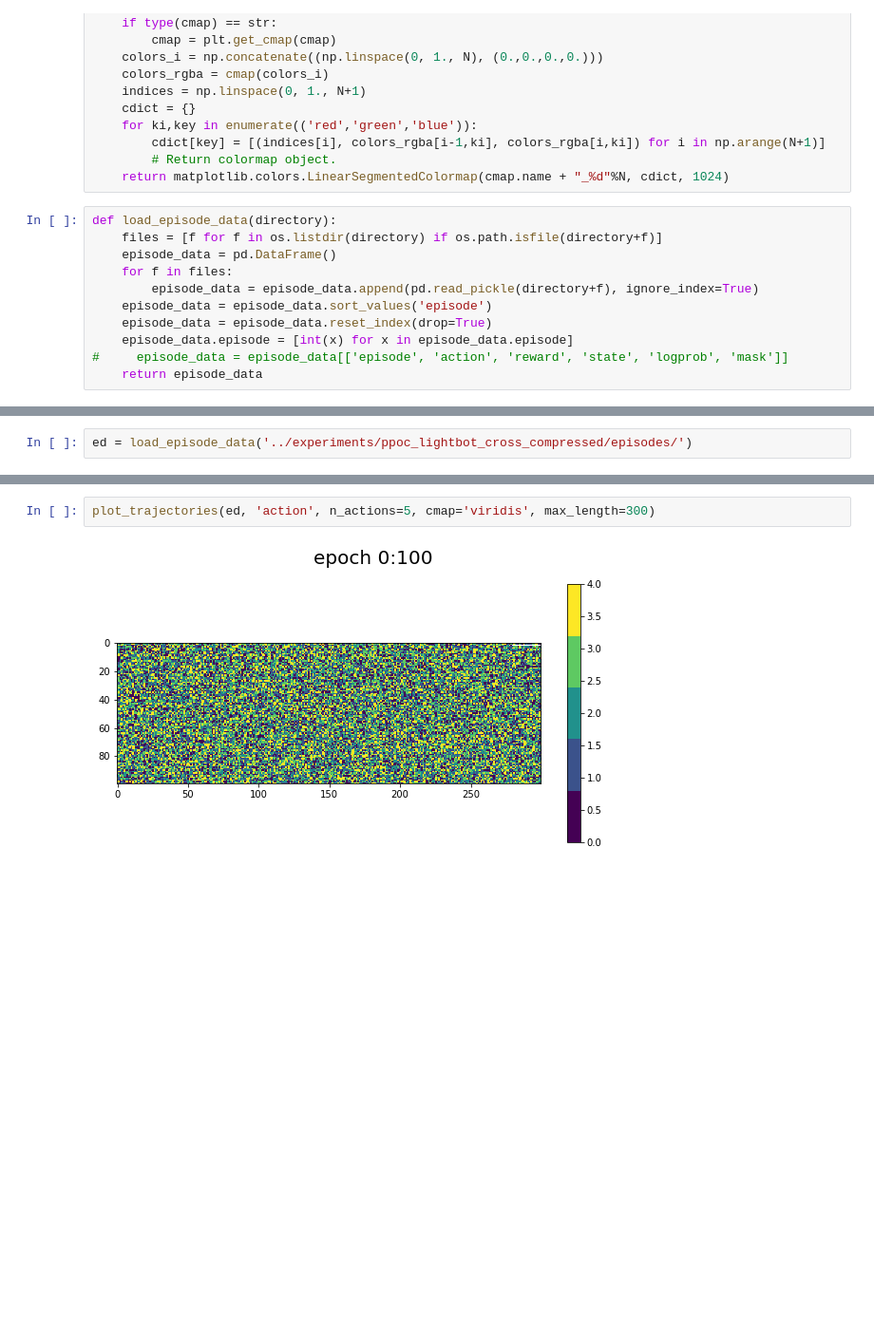
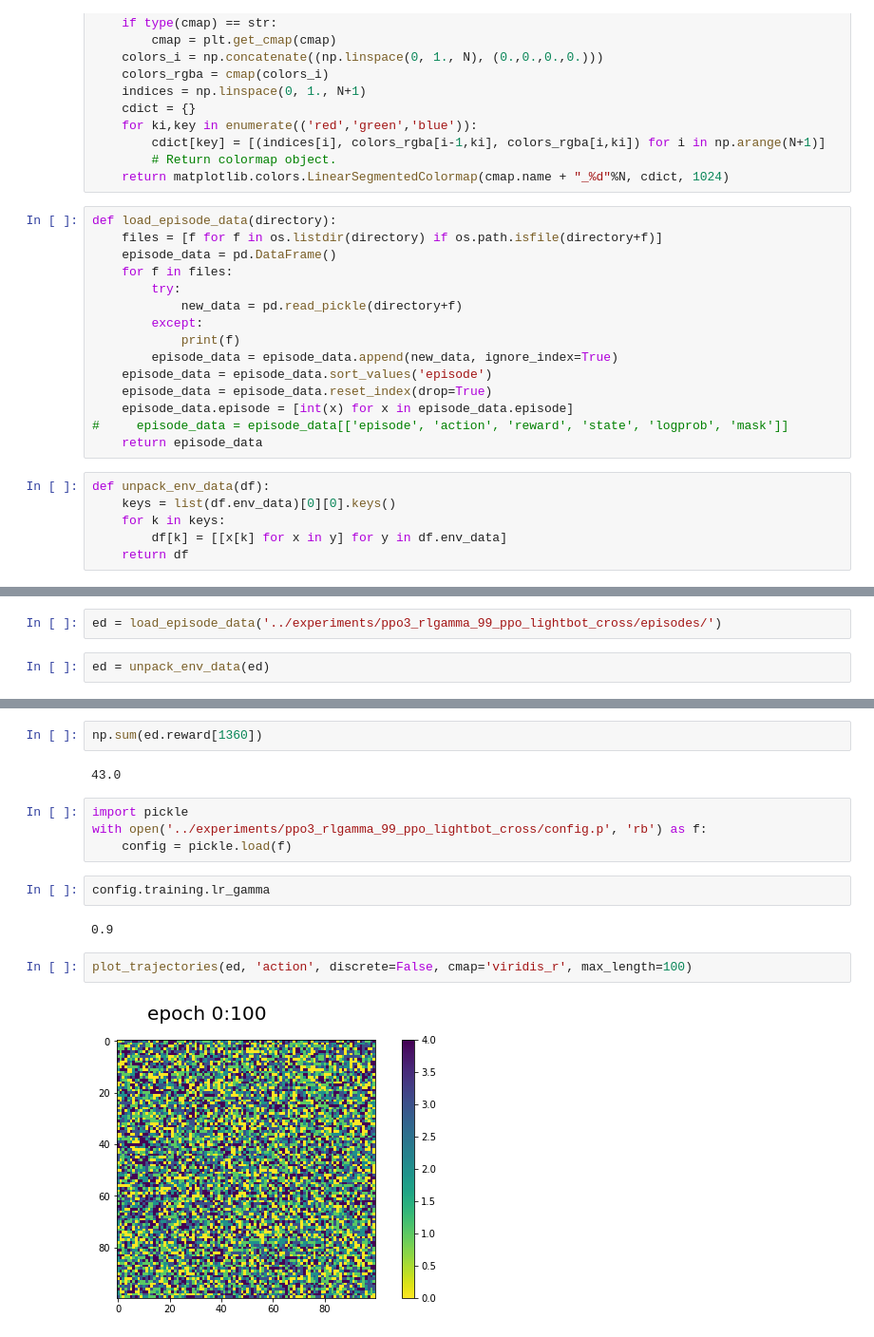
Before and after one commit to sophiaas/rlbase, a Jupyter notebook: rlbase/vis.ipynb, the cells around one changed output, grey strips where cells are left out. Shown: that part at 95% size. Saved outputs shown, nothing was run; the diff lists cells and outputs as text; blank space fills up the shorter version.

```diff
--- a/rlbase/vis.ipynb
+++ b/rlbase/vis.ipynb
@@ -49,9 +49,19 @@ def load_episode_data(directory):
     files = [f for f in os.listdir(directory) if os.path.isfile(directory+f)]
     episode_data = pd.DataFrame()
     for f in files:
-        episode_data = episode_data.append(pd.read_pickle(directory+f), ignore_index=True)
+        try:
+            new_data = pd.read_pickle(directory+f)
+        except:
+            print(f)
+        episode_data = episode_data.append(new_data, ignore_index=True)
     episode_data = episode_data.sort_values('episode')
     episode_data = episode_data.reset_index(drop=True)
     episode_data.episode = [int(x) for x in episode_data.episode]
 #     episode_data = episode_data[['episode', 'action', 'reward', 'state', 'logprob', 'mask']]
     return episode_data
+# %%
+def unpack_env_data(df):
+    keys = list(df.env_data)[0][0].keys()
+    for k in keys:
+        df[k] = [[x[k] for x in y] for y in df.env_data]
+    return df
@@ -58,2 +70,4 @@ def load_episode_data(directory):
 # %%
-ed = load_episode_data('../experiments/ppoc_lightbot_cross_compressed/episodes/')
+ed = load_episode_data('../experiments/ppo3_rlgamma_99_ppo_lightbot_cross/episodes/')
+# %%
+ed = unpack_env_data(ed)
@@ -60,4 +85,16 @@ ed = load_episode_data('../experiments/ppoc_lightbot_cross_compressed/episodes/'
+# %%
+np.sum(ed.reward[1360])
+# %% [output]
+43.0
+# %%
+import pickle
+with open('../experiments/ppo3_rlgamma_99_ppo_lightbot_cross/config.p', 'rb') as f:
+    config = pickle.load(f)
+# %%
+config.training.lr_gamma
+# %% [output]
+0.9
 # %%
-plot_trajectories(ed, 'action', n_actions=5, cmap='viridis', max_length=300)
+plot_trajectories(ed, 'action', discrete=False, cmap='viridis_r', max_length=100)
 # %% [output]
-[figure, old version]
+[figure, new version]
```
Also changed, not shown: parts of 6 cells of this notebook, 5 other files.
